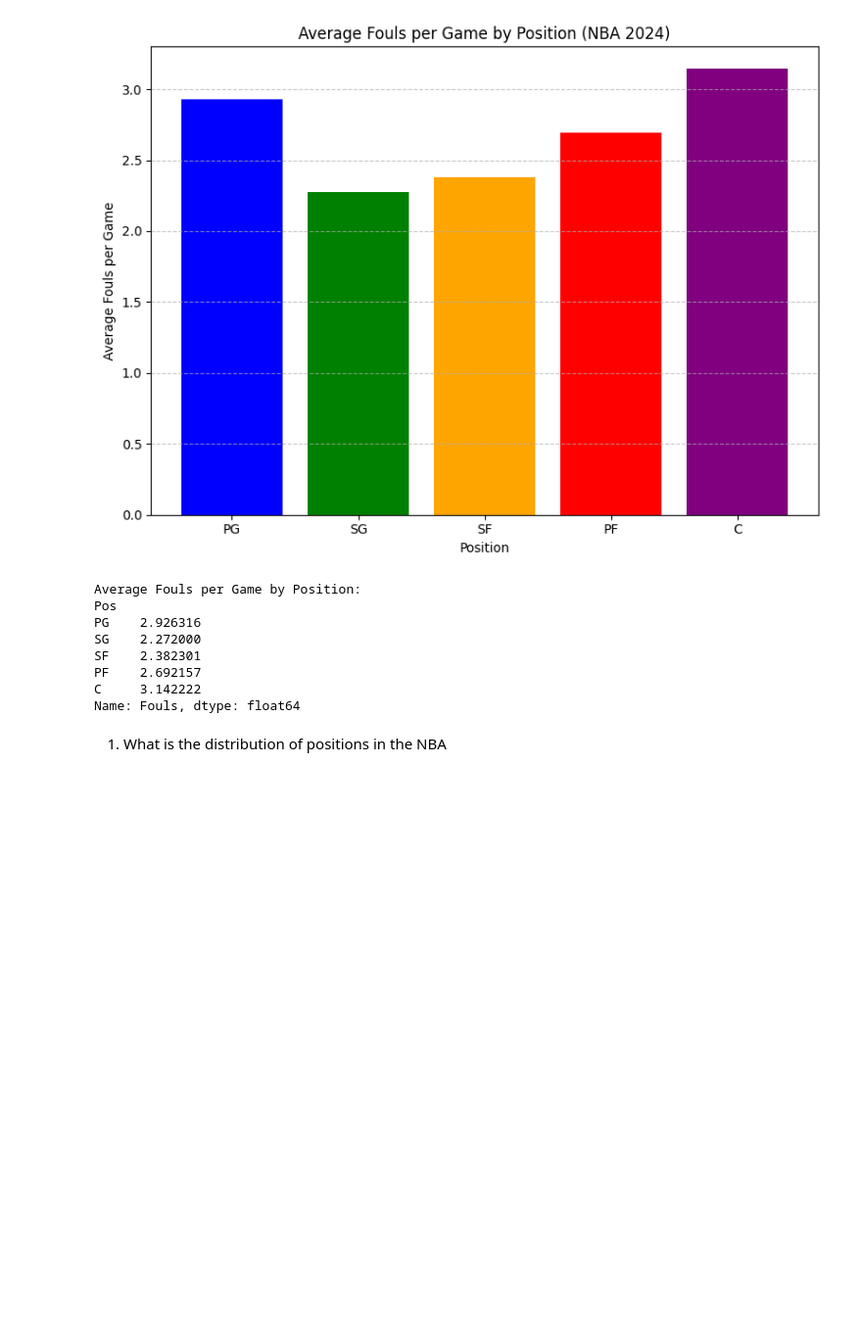
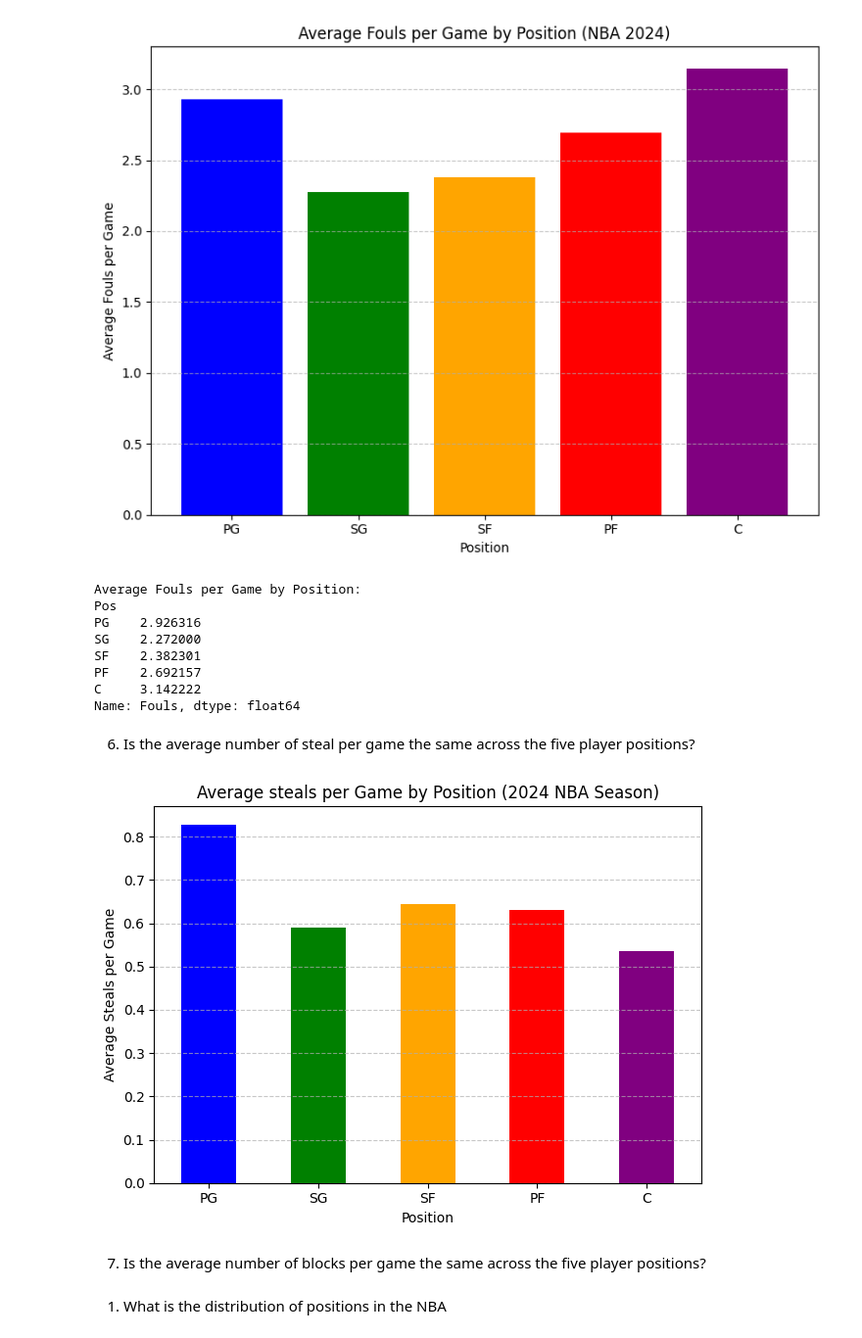
Before and after one commit to wahyunanandika/NBA_2024_MVP_By_Pos, a Jupyter notebook: findla_project_nba_2024_stat.ipynb, the cells around one changed output. Shown at 98% size. Drawn from its saved outputs; the diff is of its cells as text; code cells hidden in the pictures; blank space fills up the shorter version.

Commit message:
adding steaks graph

```diff
--- a/findla_project_nba_2024_stat.ipynb
+++ b/findla_project_nba_2024_stat.ipynb
@@ -271,6 +271,36 @@ SF    2.382301
 PF    2.692157
 C     3.142222
 Name: Fouls, dtype: float64
+# %% [markdown]
+6. Is the average number of steal per game the same across the five player positions?
+# %%
+position_colors = {
+    'PG': 'blue',
+    'SG': 'green',
+    'SF': 'orange',
+    'PF': 'red',
+    'C': 'purple'
+}
+
+desired_order = ['PG', 'SG', 'SF', 'PF', 'C']
+
+# Calculate mean points per game by position
+mean_total_steal_by_position = combined_nba_data_2024.groupby('Pos')['STL'].mean()
+mean_total_steal_by_position = mean_total_steal_by_position.reindex(desired_order)
+colors = [position_colors[pos] for pos in mean_total_steal_by_position.index]
+
+mean_total_steal_by_position.plot(kind='bar', color=colors)
+plt.title('Average steals per Game by Position (2024 NBA Season)')
+plt.xlabel('Position')
+plt.ylabel('Average Steals per Game')
+plt.xticks(rotation=0)
+plt.grid(axis='y', linestyle='--', alpha=0.7)
+plt.tight_layout()
+plt.show()
+# %% [output]
+[figure, added]
+# %% [markdown]
+7. Is the average number of blocks per game the same across the five player positions?
 # %% [markdown]
 1. What is the distribution of positions in the NBA
 # %%
```
